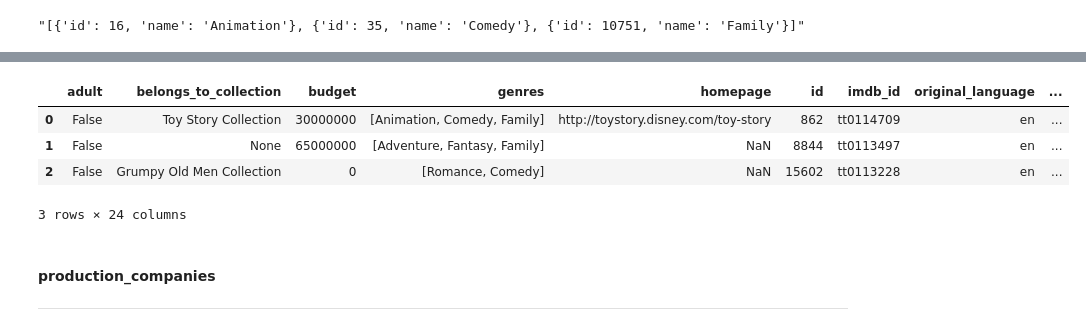
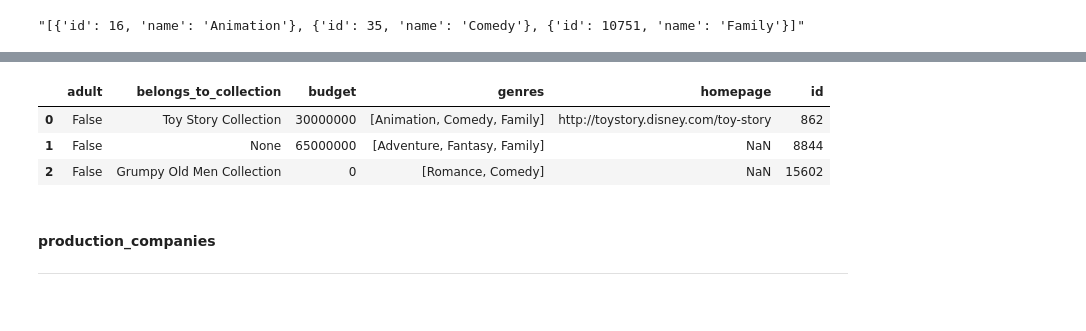
Before and after one commit to paupallares/PI_ML_OPS, a Jupyter notebook: ETL-Transformaciones.ipynb, the cells around one changed output, grey strips where cells are left out. Cells and saved outputs as stored; diff of their text form; code cells hidden in the pictures.

```diff
--- a/ETL-Transformaciones.ipynb
+++ b/ETL-Transformaciones.ipynb
@@ -126,7 +126,5 @@ df.iloc[0].genres
 "[{'id': 16, 'name': 'Animation'}, {'id': 35, 'name': 'Comedy'}, {'id': 10751, 'name': 'Family'}]"
 # %%
 #quiero ver todo lo que dice la fila de genres para saber mas o menos cuantos son
-
-pd.options.display.max_colwidth = 100
 print(df['genres'].tail(10))
 # %% [output]
@@ -159,15 +142,18 @@ def fetch_names(object):
-# %%
-#aplico la funcion
-
-df['genres'] = df['genres'].apply(fetch_names)
+# %%
+# Convert 'genres' from JSON format to a list of genres
+def parse_genres(genres_str):
+    genres = json.loads(genres_str.replace("'", "\""))
+    genres_list = [g['name'] for g in genres]
+    return genres_list
+
+df['genres'] = df['genres'].apply(parse_genres)
 # %%
-df.head(3)
+df.head(3)[df.columns[:6]]
 # %% [output]
-|  | adult | belongs_to_collection | budget | genres | homepage | id | imdb_id | original_language | ... |
-| 0 | False | Toy Story Collection | 30000000 | [Animation, Comedy, Family] | http://toystory.disney.com/toy-story | 862 | tt0114709 | en | ... |
-| 1 | False | None | 65000000 | [Adventure, Fantasy, Family] | NaN | 8844 | tt0113497 | en | ... |
-| 2 | False | Grumpy Old Men Collection | 0 | [Romance, Comedy] | NaN | 15602 | tt0113228 | en | ... |
+|  | adult | belongs_to_collection | budget | genres | homepage | id |
+| 0 | False | Toy Story Collection | 30000000 | [Animation, Comedy, Family] | http://toystory.disney.com/toy-story | 862 |
+| 1 | False | None | 65000000 | [Adventure, Fantasy, Family] | NaN | 8844 |
+| 2 | False | Grumpy Old Men Collection | 0 | [Romance, Comedy] | NaN | 15602 |
-3 rows × 24 columns
 # %% [markdown]
 #### production_companies
 _______
```
Also changed, not shown: parts of 21 cells of this notebook, 14 other files.
